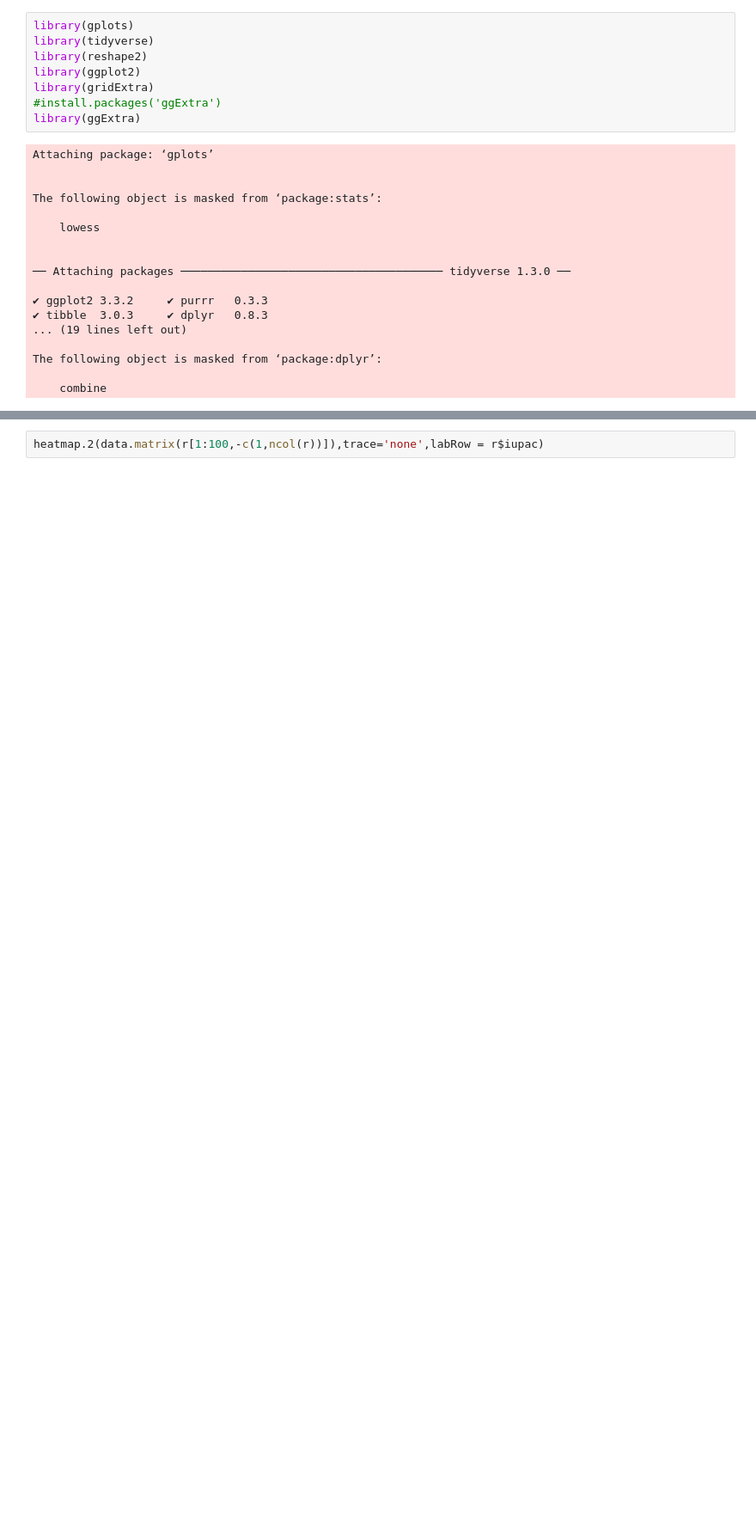
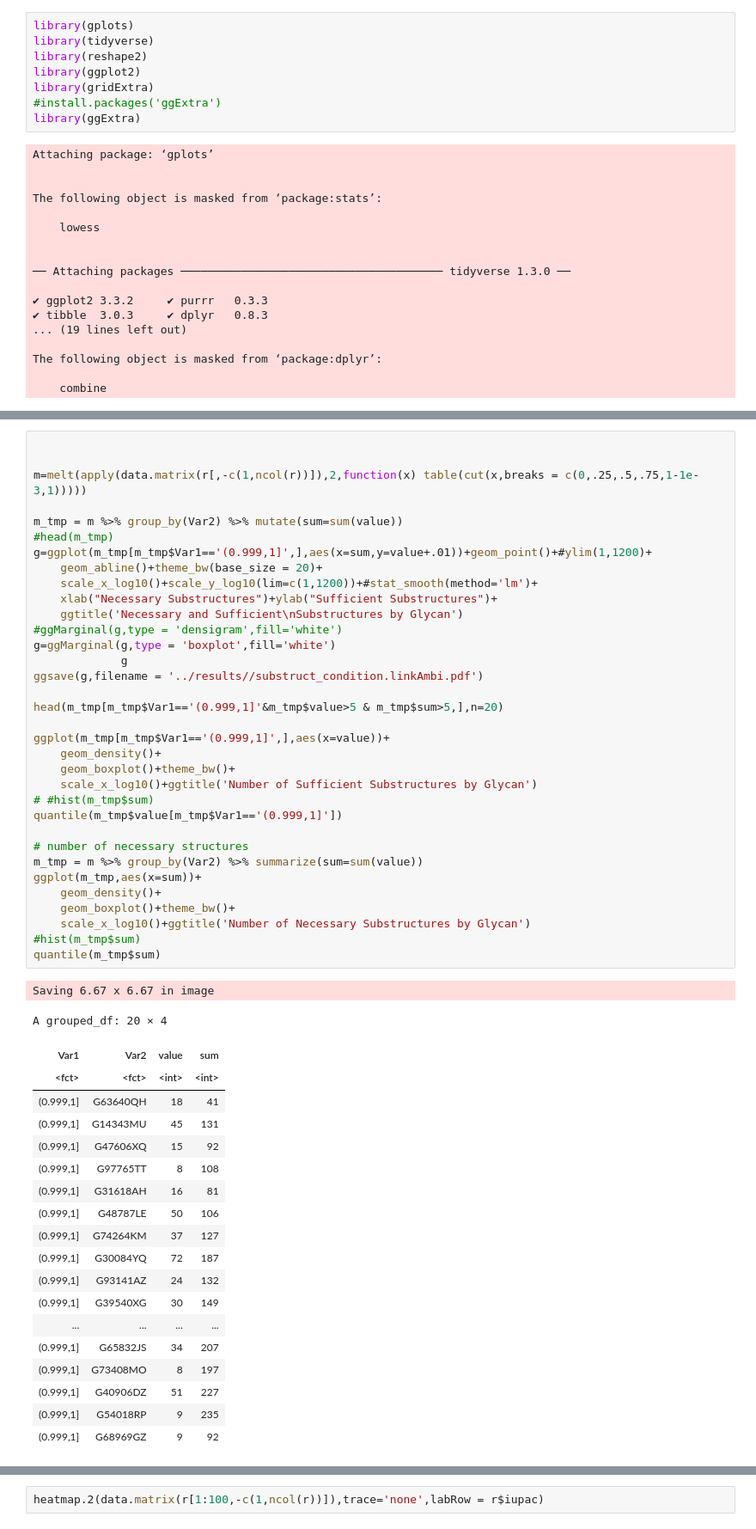
Before and after one commit to bkellman/NecessarySufficient_Substructures, a Jupyter notebook: notebooks/3.Explore.ipynb, the cells around one changed output, grey strips where cells are left out. Shown at 86% size. Saved outputs shown, nothing was run; the diff lists cells and outputs as text; blank space fills up the shorter version.

```diff
--- a/notebooks/3.Explore.ipynb
+++ b/notebooks/3.Explore.ipynb
@@ -26,0 +42,55 @@ The following object is masked from ‘package:dplyr’:
+# %%
+
+
+m=melt(apply(data.matrix(r[,-c(1,ncol(r))]),2,function(x) table(cut(x,breaks = c(0,.25,.5,.75,1-1e-3,1)))))
+
+m_tmp = m %>% group_by(Var2) %>% mutate(sum=sum(value))
+#head(m_tmp)
+g=ggplot(m_tmp[m_tmp$Var1=='(0.999,1]',],aes(x=sum,y=value+.01))+geom_point()+#ylim(1,1200)+
+    geom_abline()+theme_bw(base_size = 20)+
+    scale_x_log10()+scale_y_log10(lim=c(1,1200))+#stat_smooth(method='lm')+
+    xlab("Necessary Substructures")+ylab("Sufficient Substructures")+
+    ggtitle('Necessary and Sufficient\nSubstructures by Glycan')
+#ggMarginal(g,type = 'densigram',fill='white')
+g=ggMarginal(g,type = 'boxplot',fill='white')
+             g
+ggsave(g,filename = '../results//substruct_condition.linkAmbi.pdf')
+
+head(m_tmp[m_tmp$Var1=='(0.999,1]'&m_tmp$value>5 & m_tmp$sum>5,],n=20)
+
+ggplot(m_tmp[m_tmp$Var1=='(0.999,1]',],aes(x=value))+
+    geom_density()+
+    geom_boxplot()+theme_bw()+
+    scale_x_log10()+ggtitle('Number of Sufficient Substructures by Glycan')
+# #hist(m_tmp$sum)
+quantile(m_tmp$value[m_tmp$Var1=='(0.999,1]'])
+
+# number of necessary structures
+m_tmp = m %>% group_by(Var2) %>% summarize(sum=sum(value))
+ggplot(m_tmp,aes(x=sum))+
+    geom_density()+
+    geom_boxplot()+theme_bw()+
+    scale_x_log10()+ggtitle('Number of Necessary Substructures by Glycan')
+#hist(m_tmp$sum)
+quantile(m_tmp$sum)
+# %% [output]
+Saving 6.67 x 6.67 in image
+A grouped_df: 20 × 4
+| Var1 | Var2 | value | sum |
+| <fct> | <fct> | <int> | <int> |
+| (0.999,1] | G63640QH | 18 | 41 |
+| (0.999,1] | G14343MU | 45 | 131 |
+| (0.999,1] | G47606XQ | 15 | 92 |
+| (0.999,1] | G97765TT | 8 | 108 |
+| (0.999,1] | G31618AH | 16 | 81 |
+| (0.999,1] | G48787LE | 50 | 106 |
+| (0.999,1] | G74264KM | 37 | 127 |
+| (0.999,1] | G30084YQ | 72 | 187 |
+| (0.999,1] | G93141AZ | 24 | 132 |
+| (0.999,1] | G39540XG | 30 | 149 |
+| ... | ... | ... | ... |
+| (0.999,1] | G65832JS | 34 | 207 |
+| (0.999,1] | G73408MO | 8 | 197 |
+| (0.999,1] | G40906DZ | 51 | 227 |
+| (0.999,1] | G54018RP | 9 | 235 |
+| (0.999,1] | G68969GZ | 9 | 92 |
```
Also changed, not shown: parts of 4 cells of this notebook, 1 other file.
